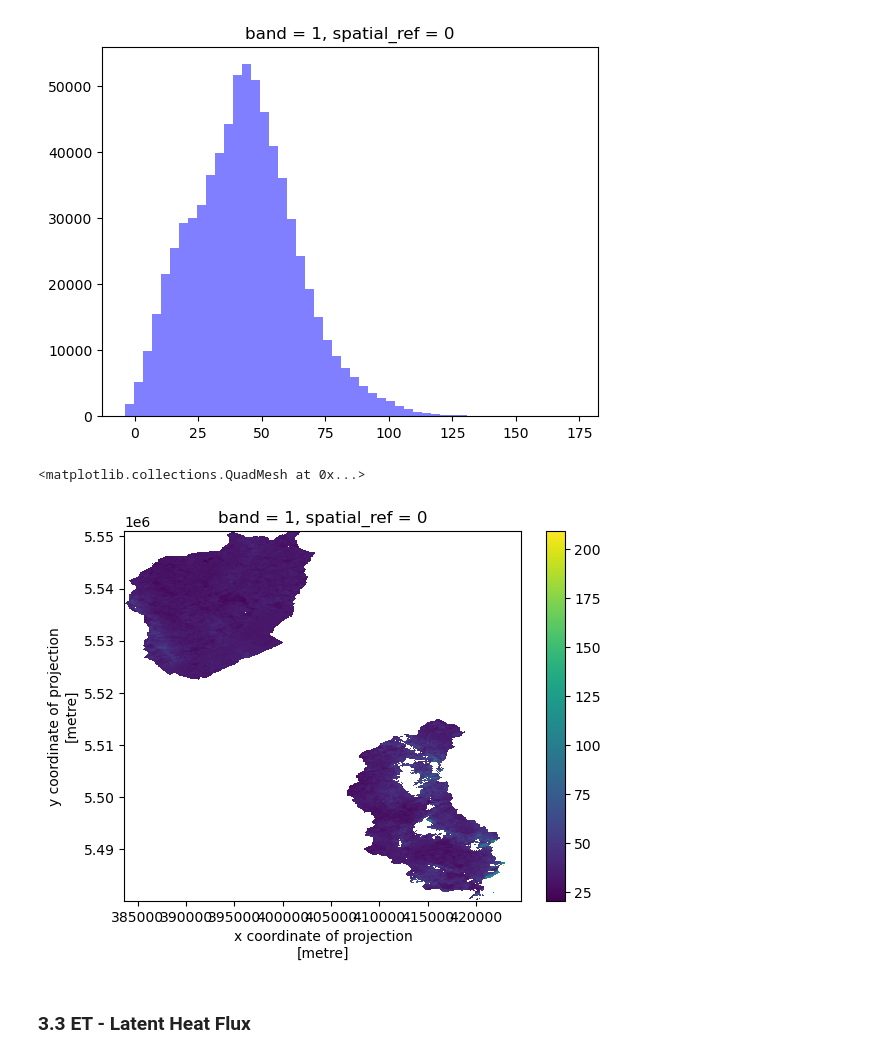
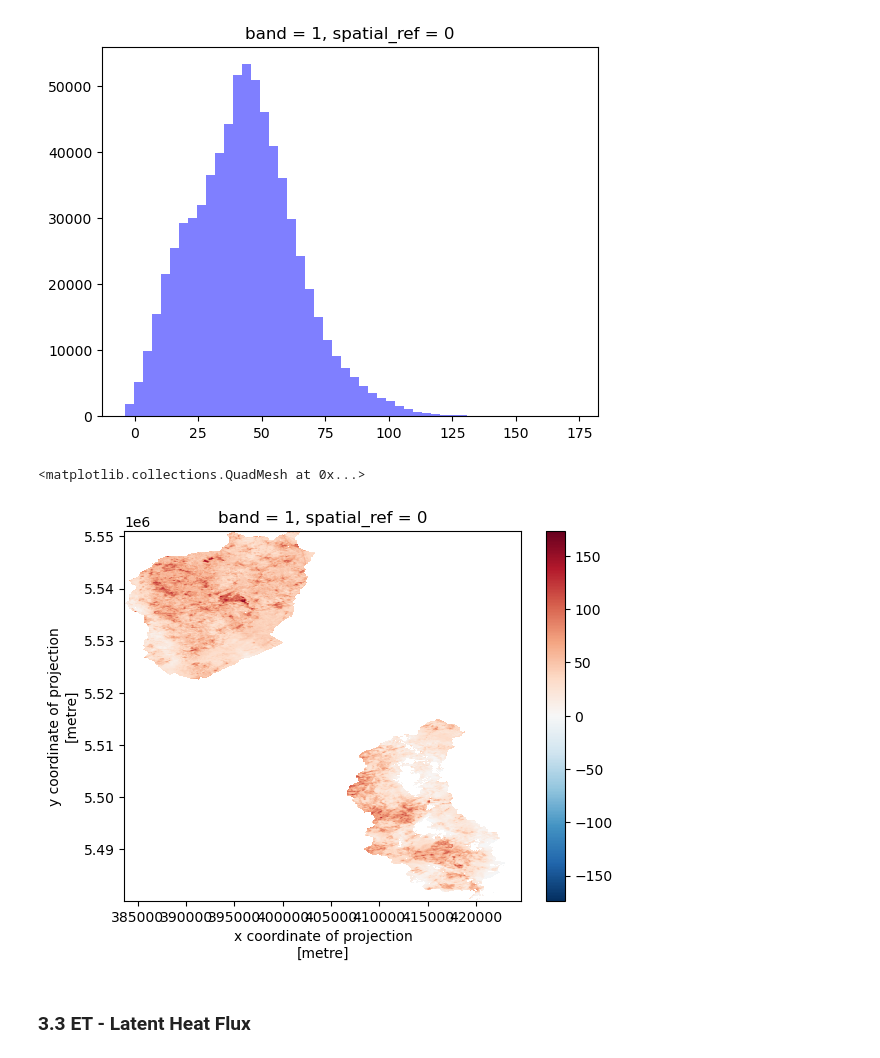
Before and after one commit to nicolast911/ET_master_project, a Jupyter notebook: scripts/SEBAL_Model_meteo_clean.ipynb, the cells around one changed output. Cells and saved outputs as stored; diff of their text form; code cells hidden in the pictures.

```diff
--- a/scripts/SEBAL_Model_meteo_clean.ipynb
+++ b/scripts/SEBAL_Model_meteo_clean.ipynb
@@ -78,7 +78,8 @@ path_data = "D:/Nicolas_D/Geodaten/Masterarbeit/DATA_MesoHyd_MA-SEBAL/" # Path d
 # LS_stack = LS_stack_clip.where(LS_stack_clip.QA_PIXEL.values == 21824)
 # %%
 # Set date(s) of modelling/data retrieval
-date = "2015-07-04"
+# date = "2015-07-04"  # Initial LS Picture
+date = "2015-04-15"
 date = pd.to_datetime(date, format = "%Y-%m-%d")
 print("Date normal =", date)
 print(type(date))
@@ -91,9 +92,15 @@ print(type(date_met))
 
 # Date in WASIM-Raster Path Format
 date_wasim = date.date()
-date_wasim = date_wasim.strftime('%Y_%m_%d').replace("_0", "_")
+date_wasim = date_wasim.strftime('%Y_%m_%d').replace("_0", "_").replace("_", "_")
 print("Date WASIM =", date_wasim)
 print(type(date_wasim))
+
+# Date in ETp-FAO56-Raster Path Format
+date_etp = date.date()
+date_etp = date_etp.strftime('%Y_%m_%d').replace("_0", "-").replace("_", "-")
+print("Date ETp =", date_etp)
+print(type(date_etp))
 
 # Date in Landsat Path Format
 date_LS = date.date()
@@ -1355,10 +1402,10 @@ plt.show()
 # %% [output]
 [figure]
 # %%
-r_ah.plot()
+H.plot()
 # %% [output]
 <matplotlib.collections.QuadMesh at 0x...>
-[figure, old version]
+[figure, new version]
 # %% [markdown]
 ### 3.3 ET - Latent Heat Flux
 # %%
```
Also changed, not shown: parts of 43 cells of this notebook, 10 other files.
